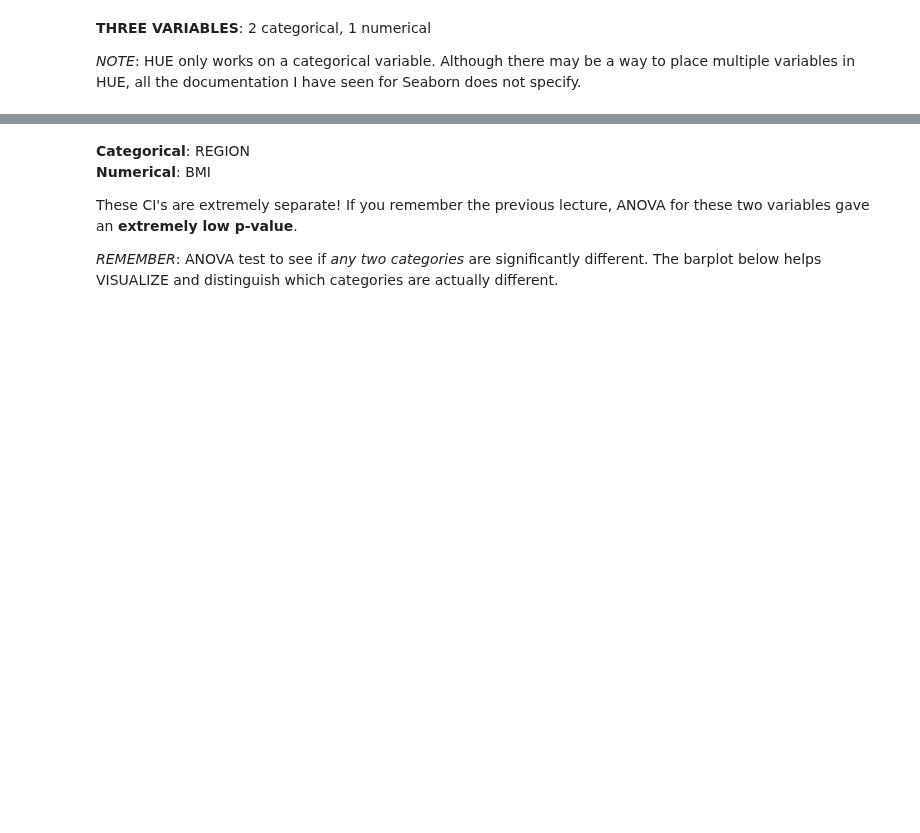
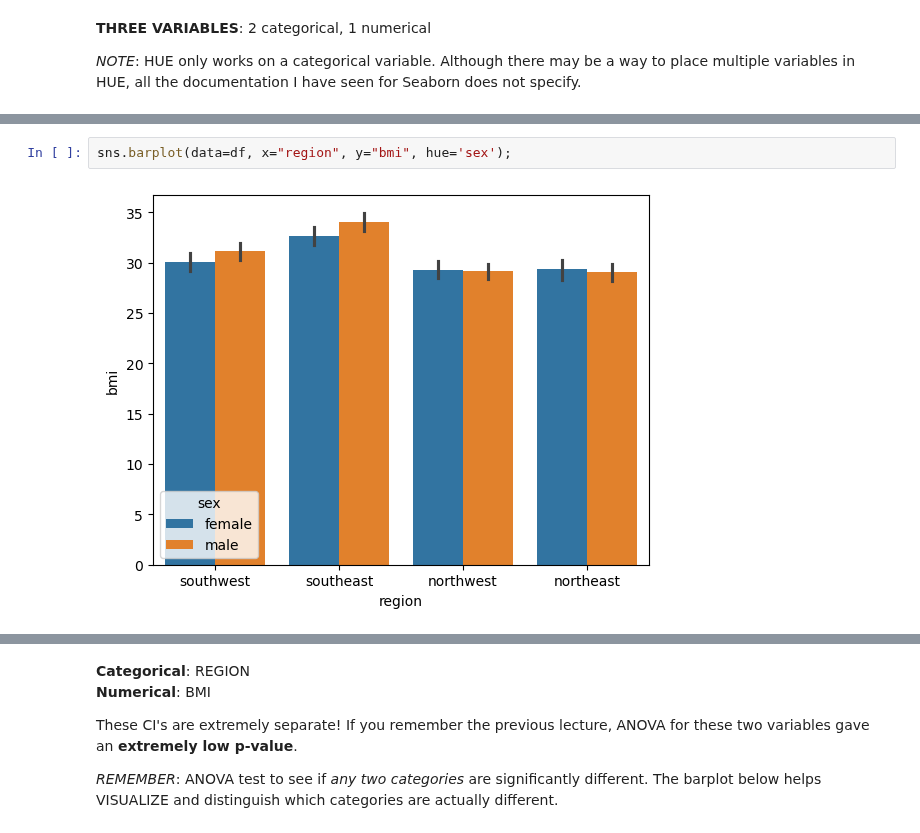
Before and after one commit to DanLightner/BUSA321, a Jupyter notebook: BUSA321/Chapter 6 - Bivariate Categorical-Numerical Visualization (barplots).ipynb, the cells around one changed output, grey strips where cells are left out. Drawn from its saved outputs; the diff is of its cells as text; blank space fills up the shorter version.

```diff
--- a/BUSA321/Chapter 6 - Bivariate Categorical-Numerical Visualization (barplots).ipynb
+++ b/BUSA321/Chapter 6 - Bivariate Categorical-Numerical Visualization (barplots).ipynb
@@ -69,0 +82,4 @@ sns.barplot(data=df, x="region", y="charges", hue='sex');
+# %%
+sns.barplot(data=df, x="region", y="bmi", hue='sex');
+# %% [output]
+[figure, added]
```
Also changed, not shown: parts of 11 cells of this notebook.
